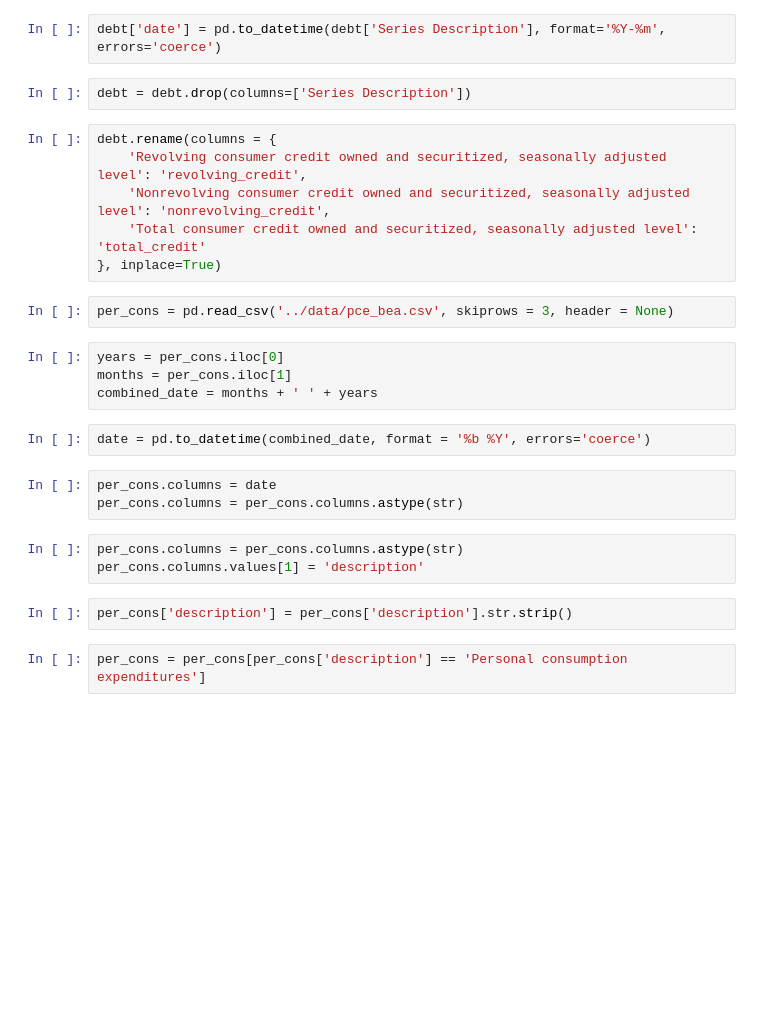
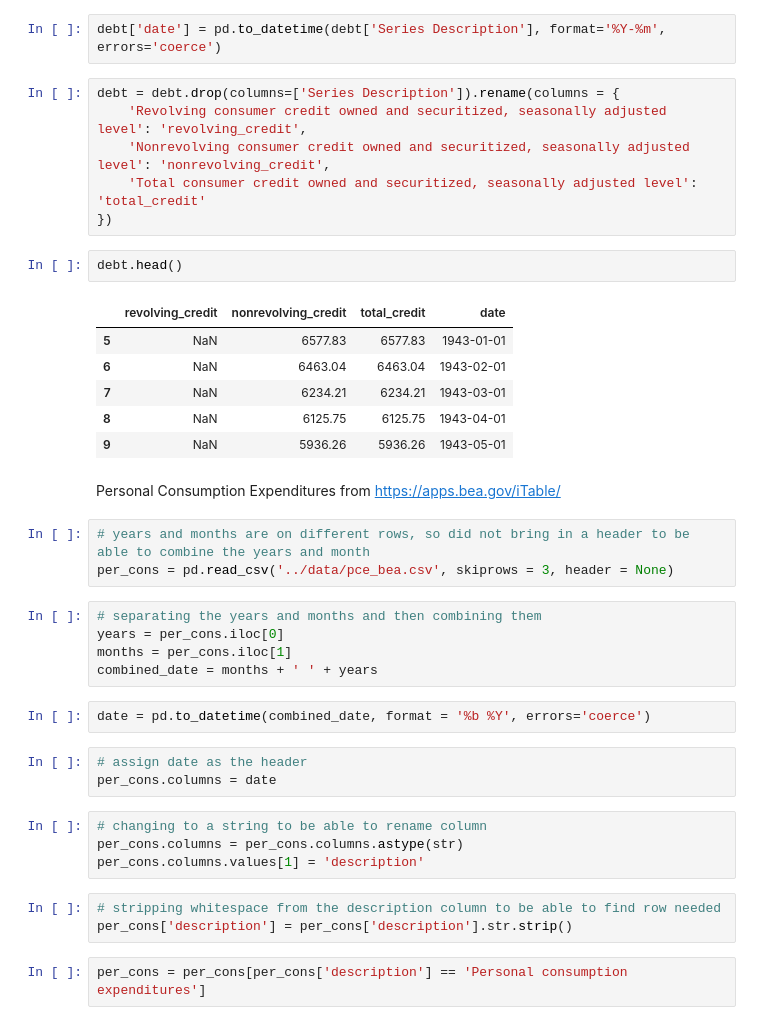
Before and after one commit to vickitaylor/sleigh_the_model, a Jupyter notebook: notebooks/cleaning_csv.ipynb, the cells around one changed output. Cells and saved outputs as stored; diff of their text form; blank space fills up the shorter version.

```diff
--- a/notebooks/cleaning_csv.ipynb
+++ b/notebooks/cleaning_csv.ipynb
@@ -92,28 +101,41 @@ debt = debt.iloc[5:]
 # %%
 debt['date'] = pd.to_datetime(debt['Series Description'], format='%Y-%m', errors='coerce')
 # %%
-debt = debt.drop(columns=['Series Description'])
+debt = debt.drop(columns=['Series Description']).rename(columns = {
+    'Revolving consumer credit owned and securitized, seasonally adjusted level': 'revolving_credit',
+    'Nonrevolving consumer credit owned and securitized, seasonally adjusted level': 'nonrevolving_credit',
+    'Total consumer credit owned and securitized, seasonally adjusted level': 'total_credit'
+})
-# %%
-debt.rename(columns = {
-    'Revolving consumer credit owned and securitized, seasonally adjusted level': 'revolving_credit',
-    'Nonrevolving consumer credit owned and securitized, seasonally adjusted level': 'nonrevolving_credit',
-    'Total consumer credit owned and securitized, seasonally adjusted level': 'total_credit'
-}, inplace=True)
+# %%
+debt.head()
+# %% [output]
+|  | revolving_credit | nonrevolving_credit | total_credit | date |
+| 5 | NaN | 6577.83 | 6577.83 | 1943-01-01 |
+| 6 | NaN | 6463.04 | 6463.04 | 1943-02-01 |
+| 7 | NaN | 6234.21 | 6234.21 | 1943-03-01 |
+| 8 | NaN | 6125.75 | 6125.75 | 1943-04-01 |
+| 9 | NaN | 5936.26 | 5936.26 | 1943-05-01 |
+# %% [markdown]
+Personal Consumption Expenditures from https://apps.bea.gov/iTable/
 # %%
+# years and months are on different rows, so did not bring in a header to be able to combine the years and month
 per_cons = pd.read_csv('../data/pce_bea.csv', skiprows = 3, header = None)
 # %%
+# separating the years and months and then combining them
 years = per_cons.iloc[0]
 months = per_cons.iloc[1]
 combined_date = months + ' ' + years
 # %%
 date = pd.to_datetime(combined_date, format = '%b %Y', errors='coerce')
 # %%
+# assign date as the header
 per_cons.columns = date
-per_cons.columns = per_cons.columns.astype(str)
 # %%
+# changing to a string to be able to rename column
 per_cons.columns = per_cons.columns.astype(str)
 per_cons.columns.values[1] = 'description'
 # %%
+# stripping whitespace from the description column to be able to find row needed
 per_cons['description'] = per_cons['description'].str.strip()
 # %%
 per_cons = per_cons[per_cons['description'] == 'Personal consumption expenditures']
```
Also changed, not shown: parts of 16 cells of this notebook.
